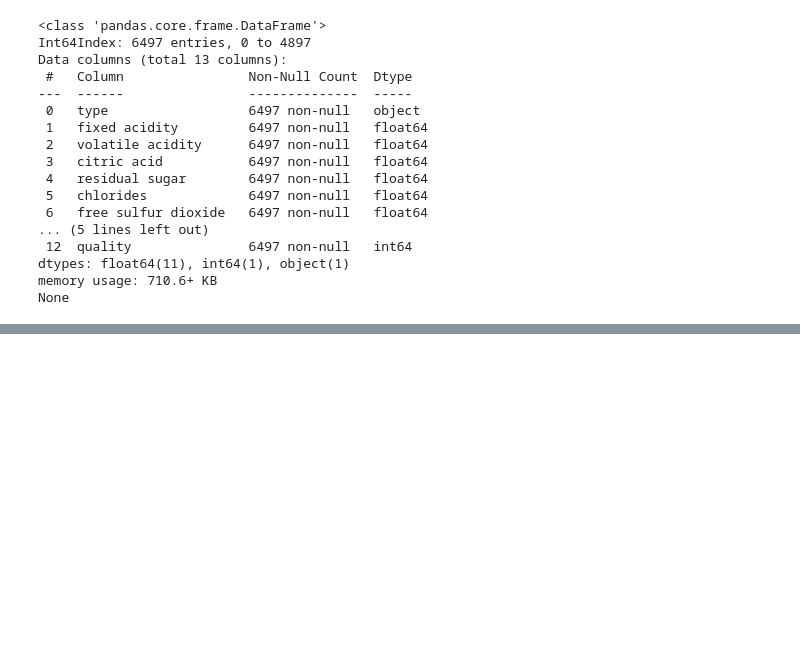
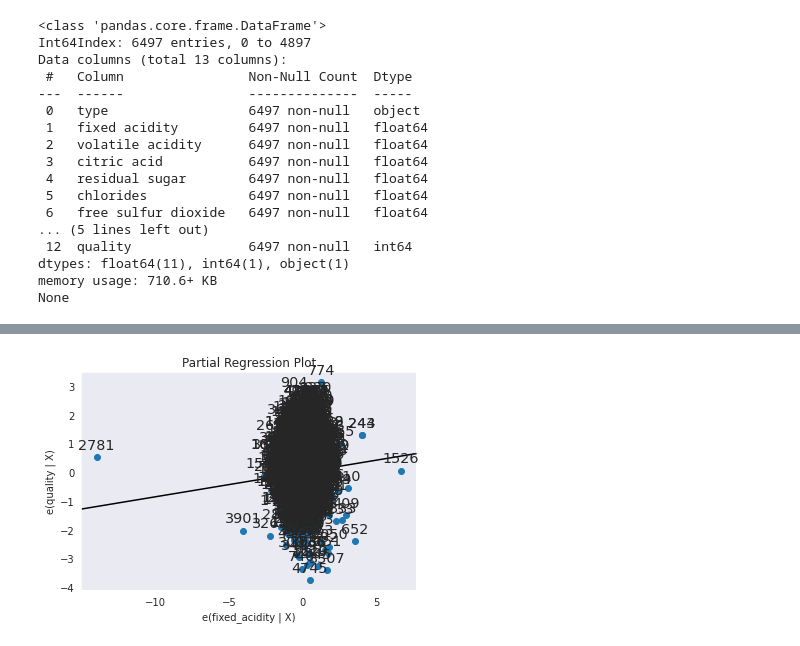
Before and after one commit to kibbm/ML-Tensorflow, a Jupyter notebook: 와인품질등급예측_기술통계.ipynb, the cells around one changed output, grey strips where cells are left out. Saved outputs shown, nothing was run; the diff lists cells and outputs as text; code cells hidden in the pictures; blank space fills up the shorter version.

```diff
--- a/와인품질등급예측_기술통계.ipynb
+++ b/와인품질등급예측_기술통계.ipynb
@@ -143,0 +345,12 @@ AttributeError: ignored
+# %%
+#5.2 부분 회귀 플롯으로 시각화하기
+import statsmodels.api as sm
+
+others = list(set(wine.columns).difference(set(["quality", "fixed_acidity"])))
+                        #부분회귀에 사용한 독립변수와 종속변수를 제외한 나머지 변수이름을 리스트 others로 추출한다.
+p, resids = sm.graphics.plot_partregress("quality", "fixed_acidity", others, data=wine, ret_coords=True)
+                        #나머지 변수는 고정하고 fixed_acidity가 종속변수 quality에 미치는 영향에 부분회귀를 수행한다.
+plt.show()
+#=독립변수 fixed_acidity와 종속변수 quality에 대한 부분 회귀 시각화=
+# %% [output]
+[figure, added]
```
Also changed, not shown: parts of 25 cells of this notebook.
